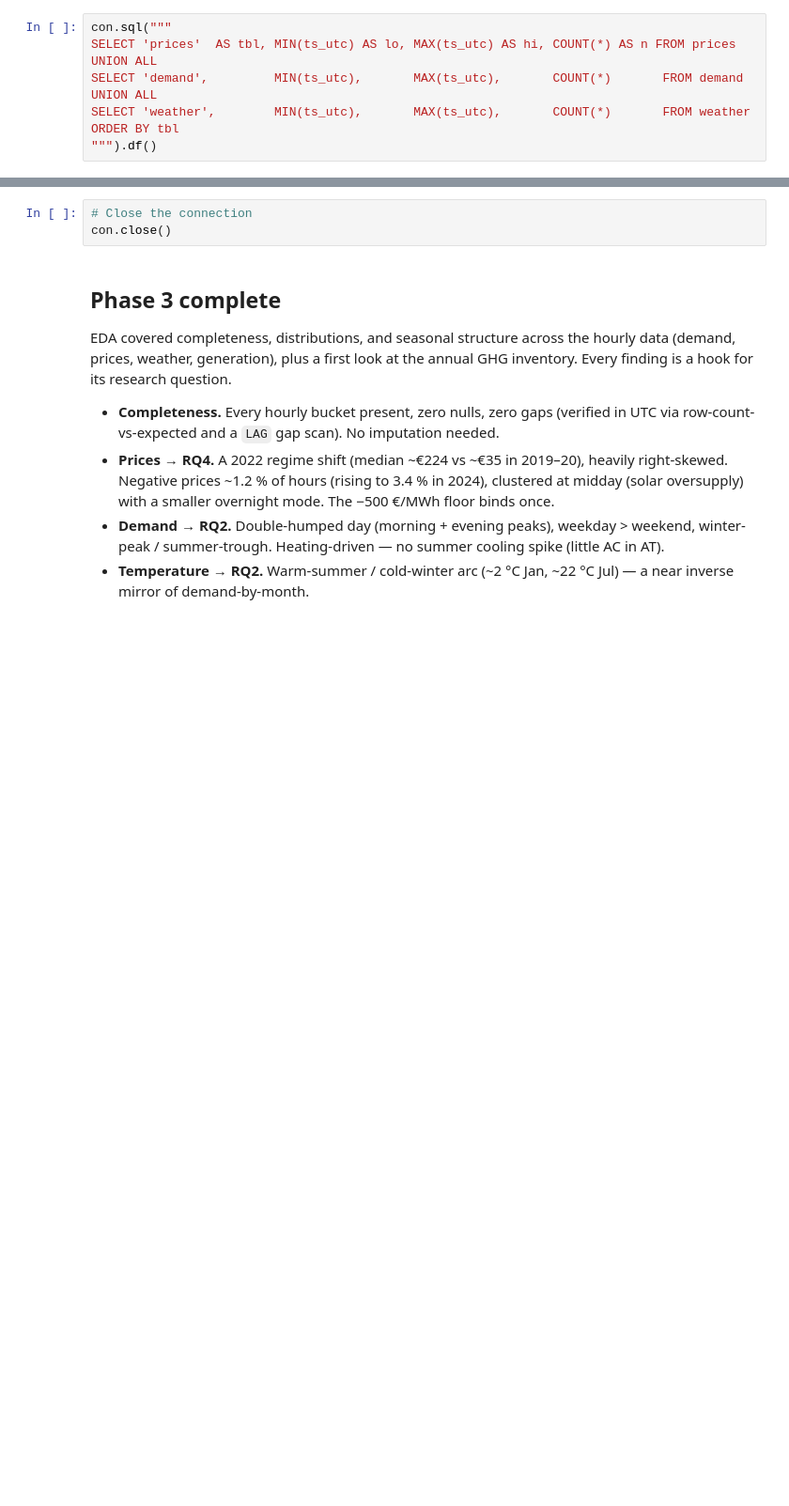
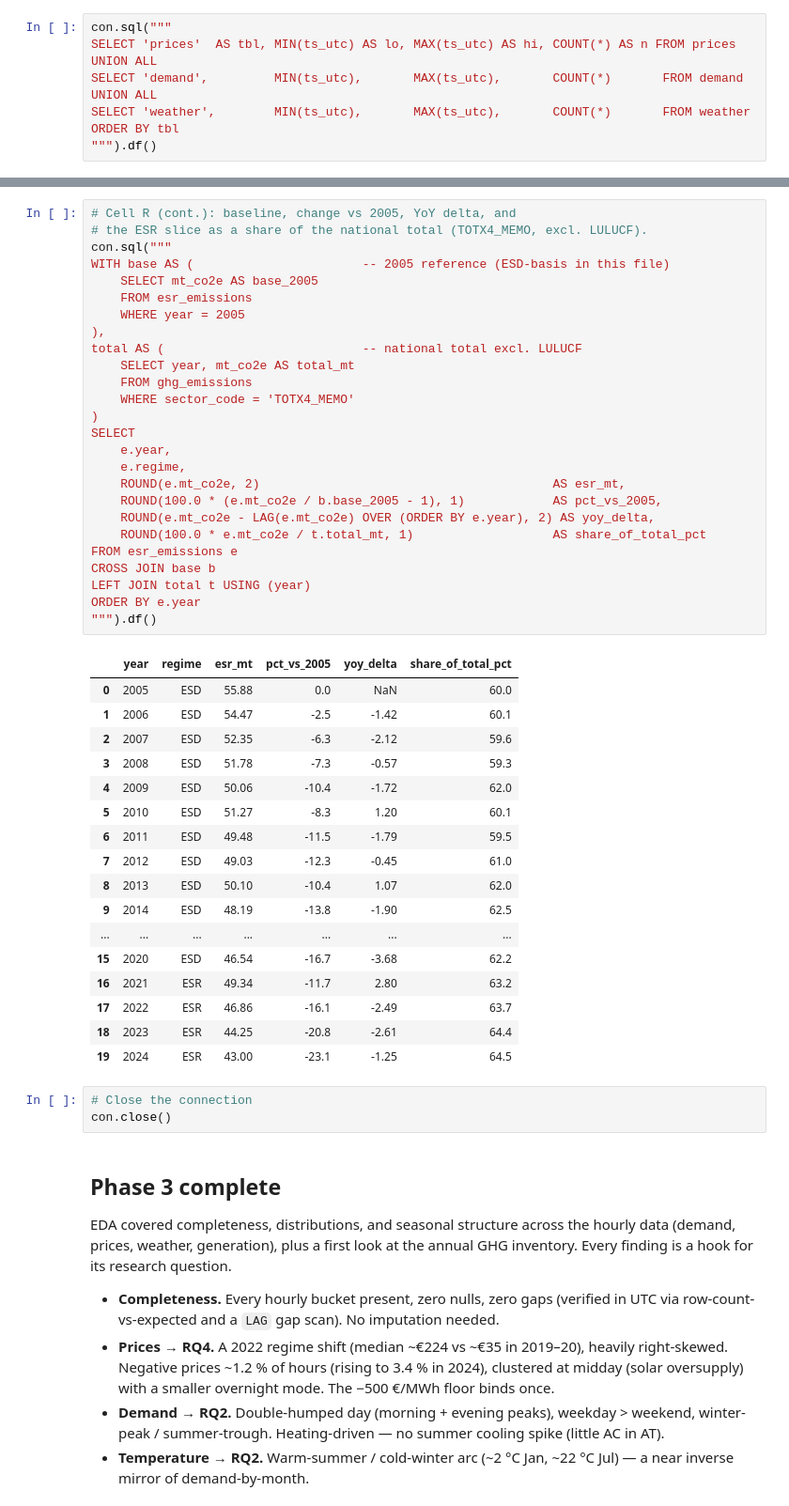
Before and after one commit to fatemeh-studio/austria-energy-analysis, a Jupyter notebook: notebooks/02_cleaning_eda.ipynb, the cells around one changed output, grey strips where cells are left out. Shown at 94% size. Saved outputs shown, nothing was run; the diff lists cells and outputs as text; blank space fills up the shorter version.

```diff
--- a/notebooks/02_cleaning_eda.ipynb
+++ b/notebooks/02_cleaning_eda.ipynb
@@ -805,3 +949,47 @@ display(total_pct.tail(8))
+# %%
+# Cell R (cont.): baseline, change vs 2005, YoY delta, and
+# the ESR slice as a share of the national total (TOTX4_MEMO, excl. LULUCF).
+con.sql("""
+WITH base AS (                       -- 2005 reference (ESD-basis in this file)
+    SELECT mt_co2e AS base_2005
+    FROM esr_emissions
+    WHERE year = 2005
+),
+total AS (                           -- national total excl. LULUCF
+    SELECT year, mt_co2e AS total_mt
+    FROM ghg_emissions
+    WHERE sector_code = 'TOTX4_MEMO'
+)
+SELECT
+    e.year,
+    e.regime,
+    ROUND(e.mt_co2e, 2)                                        AS esr_mt,
+    ROUND(100.0 * (e.mt_co2e / b.base_2005 - 1), 1)            AS pct_vs_2005,
+    ROUND(e.mt_co2e - LAG(e.mt_co2e) OVER (ORDER BY e.year), 2) AS yoy_delta,
+    ROUND(100.0 * e.mt_co2e / t.total_mt, 1)                   AS share_of_total_pct
+FROM esr_emissions e
+CROSS JOIN base b
+LEFT JOIN total t USING (year)
+ORDER BY e.year
+""").df()
+# %% [output]
+|  | year | regime | esr_mt | pct_vs_2005 | yoy_delta | share_of_total_pct |
+| 0 | 2005 | ESD | 55.88 | 0.0 | NaN | 60.0 |
+| 1 | 2006 | ESD | 54.47 | -2.5 | -1.42 | 60.1 |
+| 2 | 2007 | ESD | 52.35 | -6.3 | -2.12 | 59.6 |
+| 3 | 2008 | ESD | 51.78 | -7.3 | -0.57 | 59.3 |
+| 4 | 2009 | ESD | 50.06 | -10.4 | -1.72 | 62.0 |
+| 5 | 2010 | ESD | 51.27 | -8.3 | 1.20 | 60.1 |
+| 6 | 2011 | ESD | 49.48 | -11.5 | -1.79 | 59.5 |
+| 7 | 2012 | ESD | 49.03 | -12.3 | -0.45 | 61.0 |
+| 8 | 2013 | ESD | 50.10 | -10.4 | 1.07 | 62.0 |
+| 9 | 2014 | ESD | 48.19 | -13.8 | -1.90 | 62.5 |
+| ... | ... | ... | ... | ... | ... | ... |
+| 15 | 2020 | ESD | 46.54 | -16.7 | -3.68 | 62.2 |
+| 16 | 2021 | ESR | 49.34 | -11.7 | 2.80 | 63.2 |
+| 17 | 2022 | ESR | 46.86 | -16.1 | -2.49 | 63.7 |
+| 18 | 2023 | ESR | 44.25 | -20.8 | -2.61 | 64.4 |
+| 19 | 2024 | ESR | 43.00 | -23.1 | -1.25 | 64.5 |
 # %%
 # Close the connection
 con.close()
```
Also changed, not shown: parts of 18 cells of this notebook, 10 other files.
